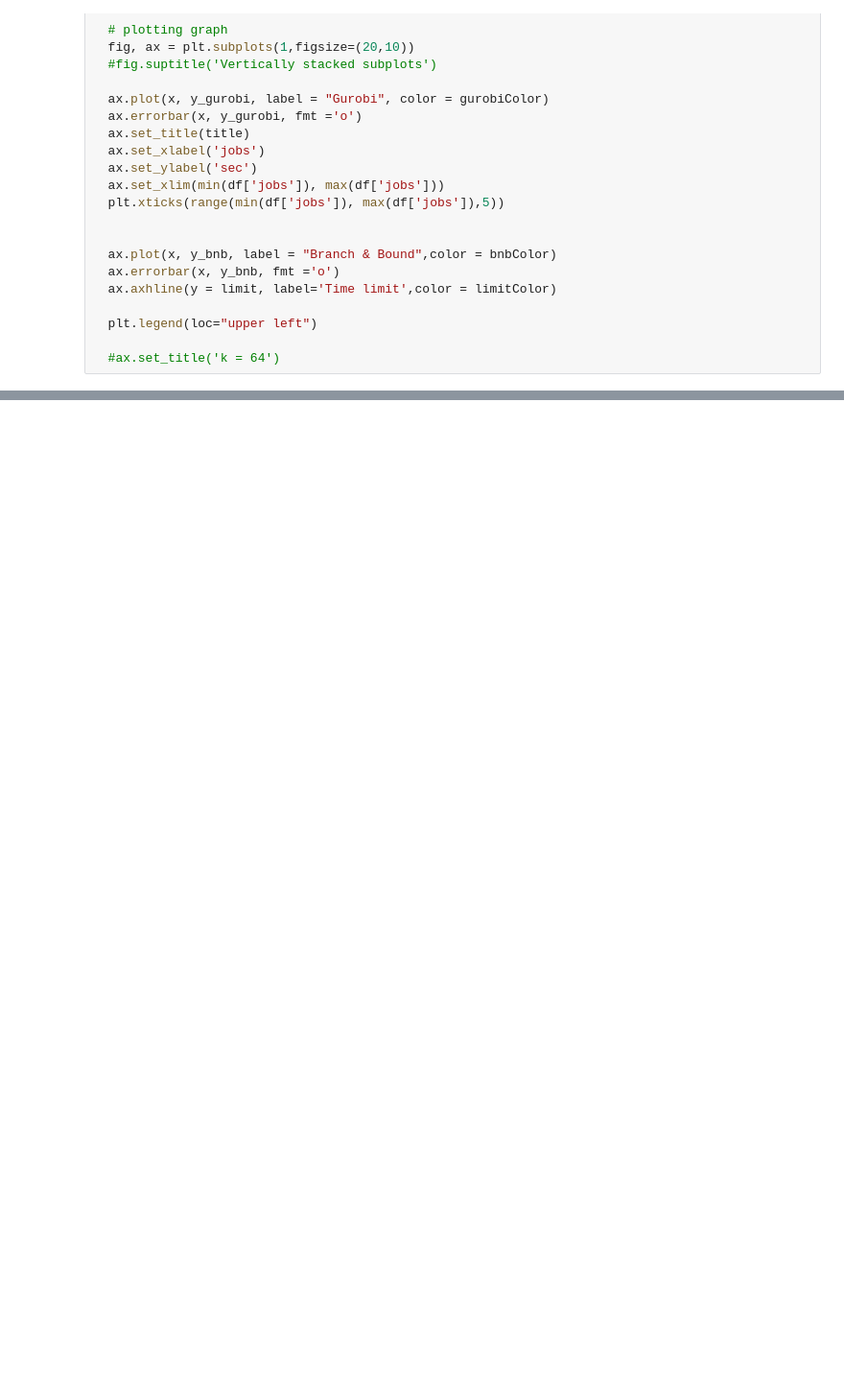
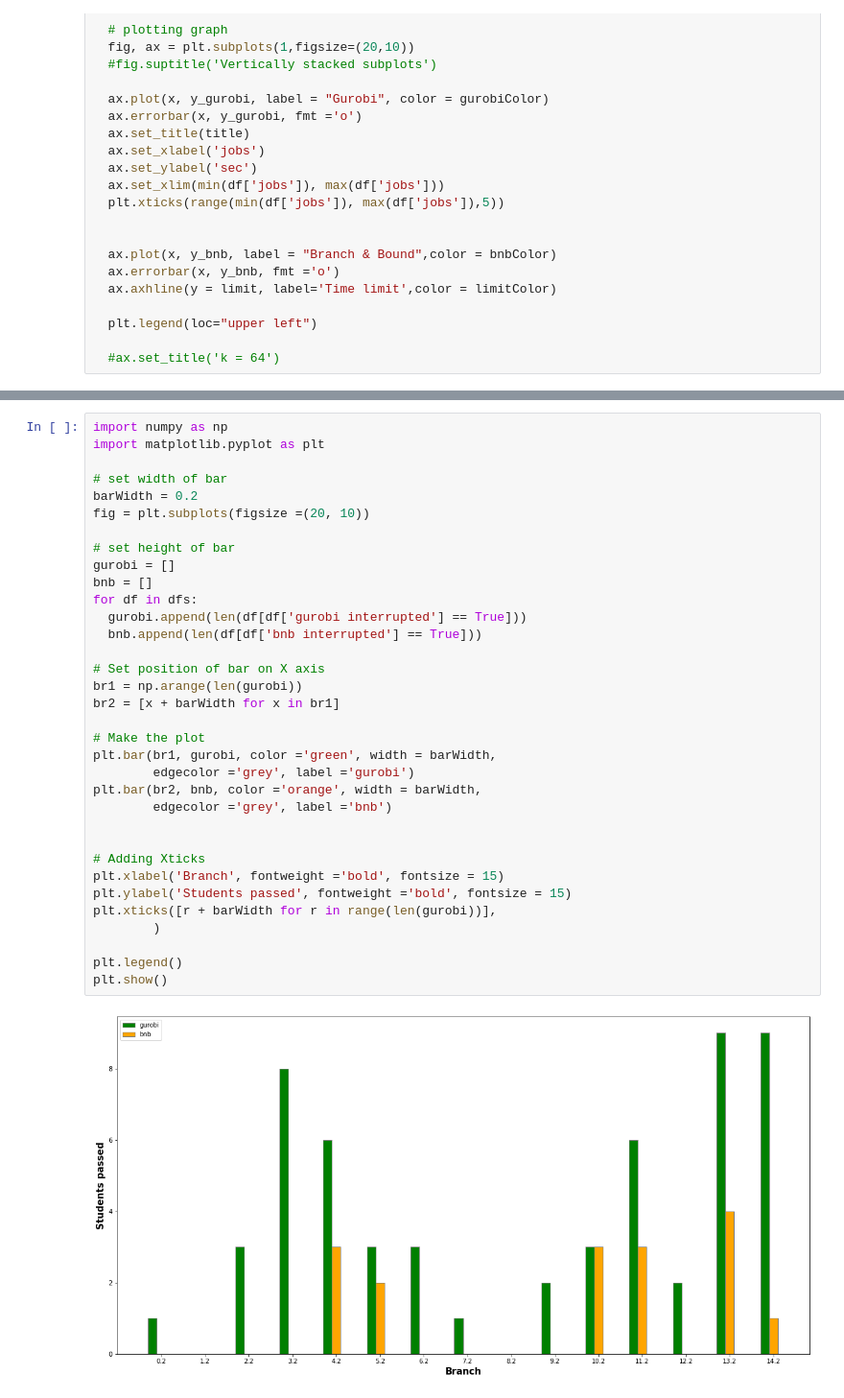
Before and after one commit to GiulioAppetito/Progetto-AMOD-21-22, a Jupyter notebook: plots.ipynb, the cells around one changed output, grey strips where cells are left out. Shown: that part at 96% size. Drawn from its saved outputs; the diff is of its cells as text; blank space fills up the shorter version.

```diff
--- a/plots.ipynb
+++ b/plots.ipynb
@@ -108 +108,37 @@ print(i)
 ... (4 outputs left out)
+# %%
+import numpy as np
+import matplotlib.pyplot as plt
+
+# set width of bar
+barWidth = 0.2
+fig = plt.subplots(figsize =(20, 10))
+
+# set height of bar
+gurobi = []
+bnb = []
+for df in dfs:
+  gurobi.append(len(df[df['gurobi interrupted'] == True]))
+  bnb.append(len(df[df['bnb interrupted'] == True]))
+
+# Set position of bar on X axis
+br1 = np.arange(len(gurobi))
+br2 = [x + barWidth for x in br1]
+
+# Make the plot
+plt.bar(br1, gurobi, color ='green', width = barWidth,
+        edgecolor ='grey', label ='gurobi')
+plt.bar(br2, bnb, color ='orange', width = barWidth,
+        edgecolor ='grey', label ='bnb')
+
+
+# Adding Xticks
+plt.xlabel('Branch', fontweight ='bold', fontsize = 15)
+plt.ylabel('Students passed', fontweight ='bold', fontsize = 15)
+plt.xticks([r + barWidth for r in range(len(gurobi))],
+        )
+
+plt.legend()
+plt.show()
+# %% [output]
+[figure, added]
```
Also changed, not shown: parts of 2 cells of this notebook.
